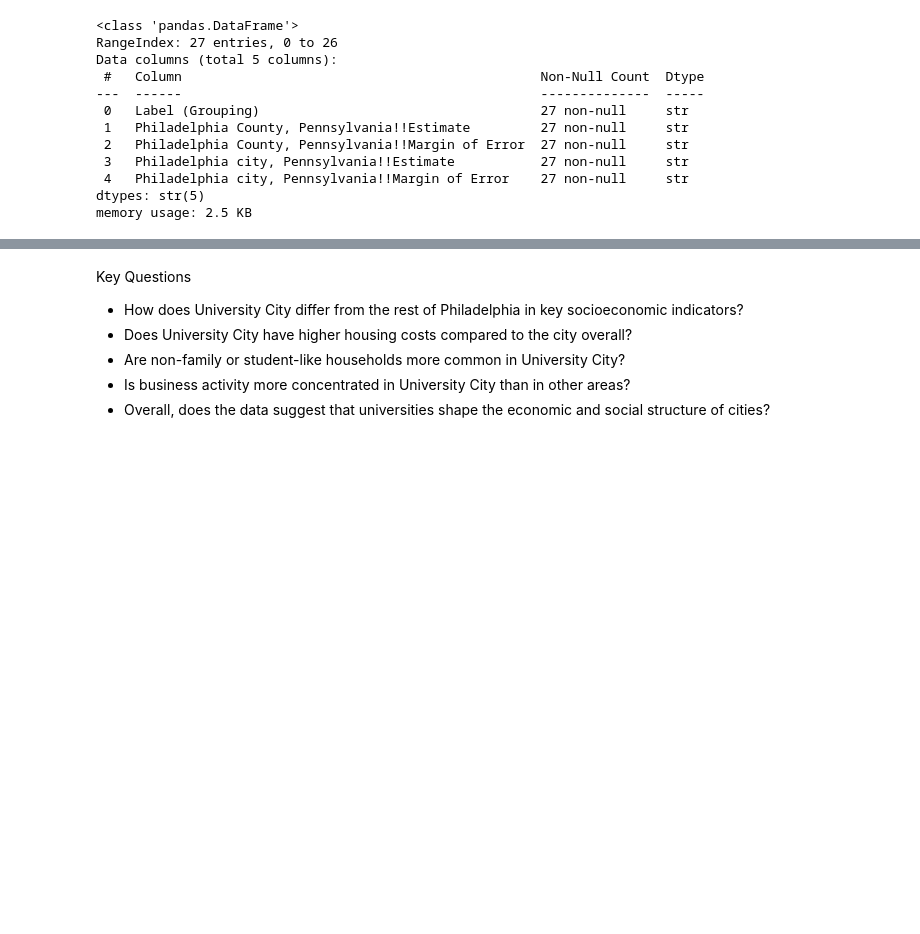
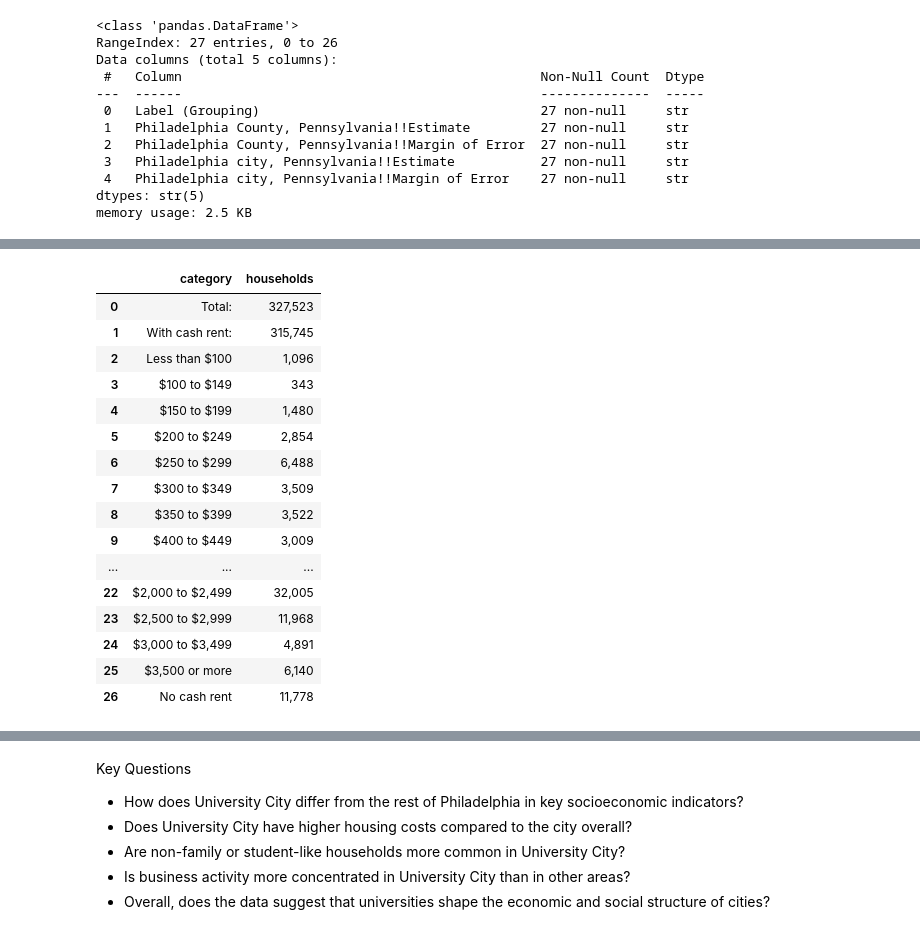
Before and after one commit to arosen28-png/comm3180-S26-Data-Project, a Jupyter notebook: data_analysis/phillyanalysis.ipynb, the cells around one changed output, grey strips where cells are left out. Saved outputs shown, nothing was run; the diff lists cells and outputs as text; code cells hidden in the pictures; blank space fills up the shorter version.

```diff
--- a/data_analysis/phillyanalysis.ipynb
+++ b/data_analysis/phillyanalysis.ipynb
@@ -429,0 +415,21 @@ ucity_filtered[['metric', 'university_city_value', 'unit']], phillyrent[['catego
+# %%
+phillyrent2 = phillyrent.copy()
+phillyrent2
+# %% [output]
+|  | category | households |
+| 0 | Total: | 327,523 |
+| 1 | With cash rent: | 315,745 |
+| 2 | Less than $100 | 1,096 |
+| 3 | $100 to $149 | 343 |
+| 4 | $150 to $199 | 1,480 |
+| 5 | $200 to $249 | 2,854 |
+| 6 | $250 to $299 | 6,488 |
+| 7 | $300 to $349 | 3,509 |
+| 8 | $350 to $399 | 3,522 |
+| 9 | $400 to $449 | 3,009 |
+| ... | ... | ... |
+| 22 | $2,000 to $2,499 | 32,005 |
+| 23 | $2,500 to $2,999 | 11,968 |
+| 24 | $3,000 to $3,499 | 4,891 |
+| 25 | $3,500 or more | 6,140 |
+| 26 | No cash rent | 11,778 |
```
Also changed, not shown: parts of 14 cells of this notebook.
